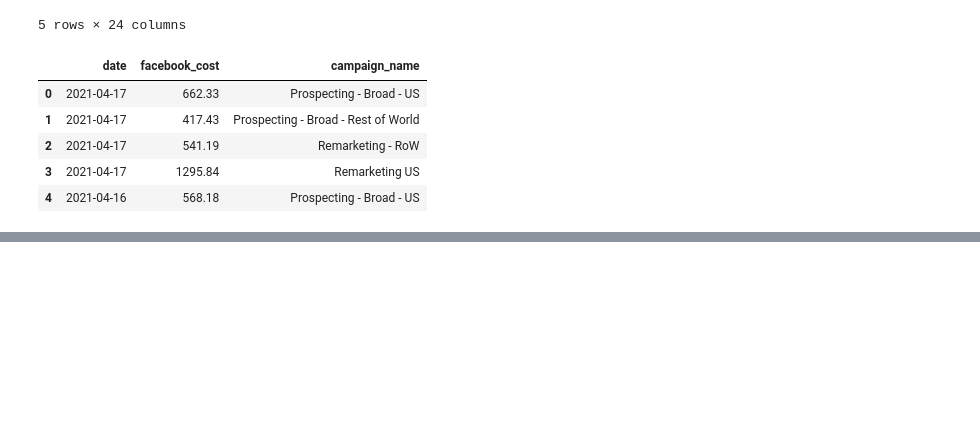
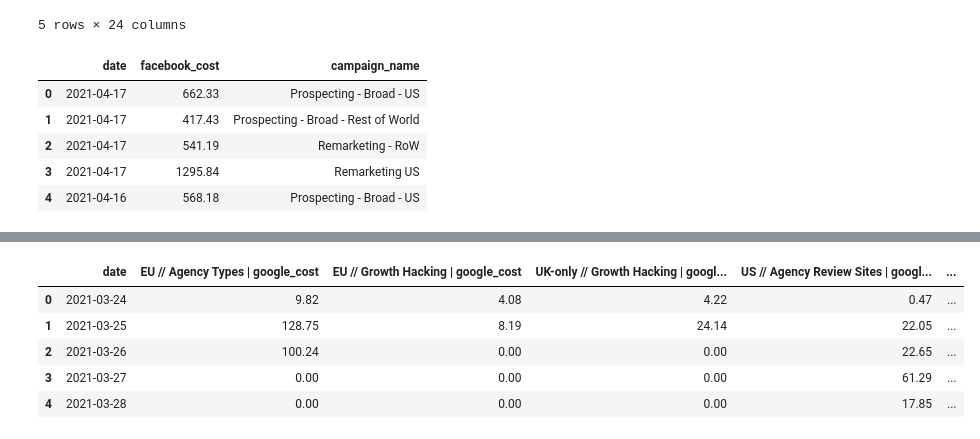
Before and after one commit to hammer-mt/VEX-MMM, a Jupyter notebook: notebooks/Data Cleaning.ipynb, the cells around one changed output, grey strips where cells are left out. Cells and saved outputs as stored; diff of their text form; code cells hidden in the pictures; blank space fills up the shorter version.

```diff
--- a/notebooks/Data Cleaning.ipynb
+++ b/notebooks/Data Cleaning.ipynb
@@ -66,0 +72,5 @@ df.head()
+# %%
+# Load example Google Campaign data
+file_name = "Day (1).csv"
+data = pd.read_csv('../data/'+file_name)
+data.head()
@@ -66,0 +84,3 @@ df.head()
+# %%
+data = pd.read_csv('../data/'+file_name, skiprows=2)
+data.head()
@@ -66,0 +94,10 @@ df.head()
+# %%
+from mmm.clean import rename_column
+
+df = data.copy()
+rename_column(df, 'Day', 'date')
+rename_column(df, 'Cost', 'google_cost')
+rename_column(df, 'Campaign', 'campaign_name')
+
+df = df[['date', 'google_cost', 'campaign_name']]
+df.head()
@@ -66,0 +111,13 @@ df.head()
+# %%
+from mmm.clean import unstack_data
+
+df = unstack_data(df, metric_column='google_cost', unstack_column='campaign_name')
+
+df.head()
+# %% [output]
+|  | date | EU // Agency Types | google_cost | EU // Growth Hacking | google_cost | UK-only // Growth Hacking | googl... | US // Agency Review Sites | googl... | ... |
+| 0 | 2021-03-24 | 9.82 | 4.08 | 4.22 | 0.47 | ... |
+| 1 | 2021-03-25 | 128.75 | 8.19 | 24.14 | 22.05 | ... |
+| 2 | 2021-03-26 | 100.24 | 0.00 | 0.00 | 22.65 | ... |
+| 3 | 2021-03-27 | 0.00 | 0.00 | 0.00 | 61.29 | ... |
+| 4 | 2021-03-28 | 0.00 | 0.00 | 0.00 | 17.85 | ... |
```
Also changed, not shown: parts of 12 cells of this notebook, 4 other files.
